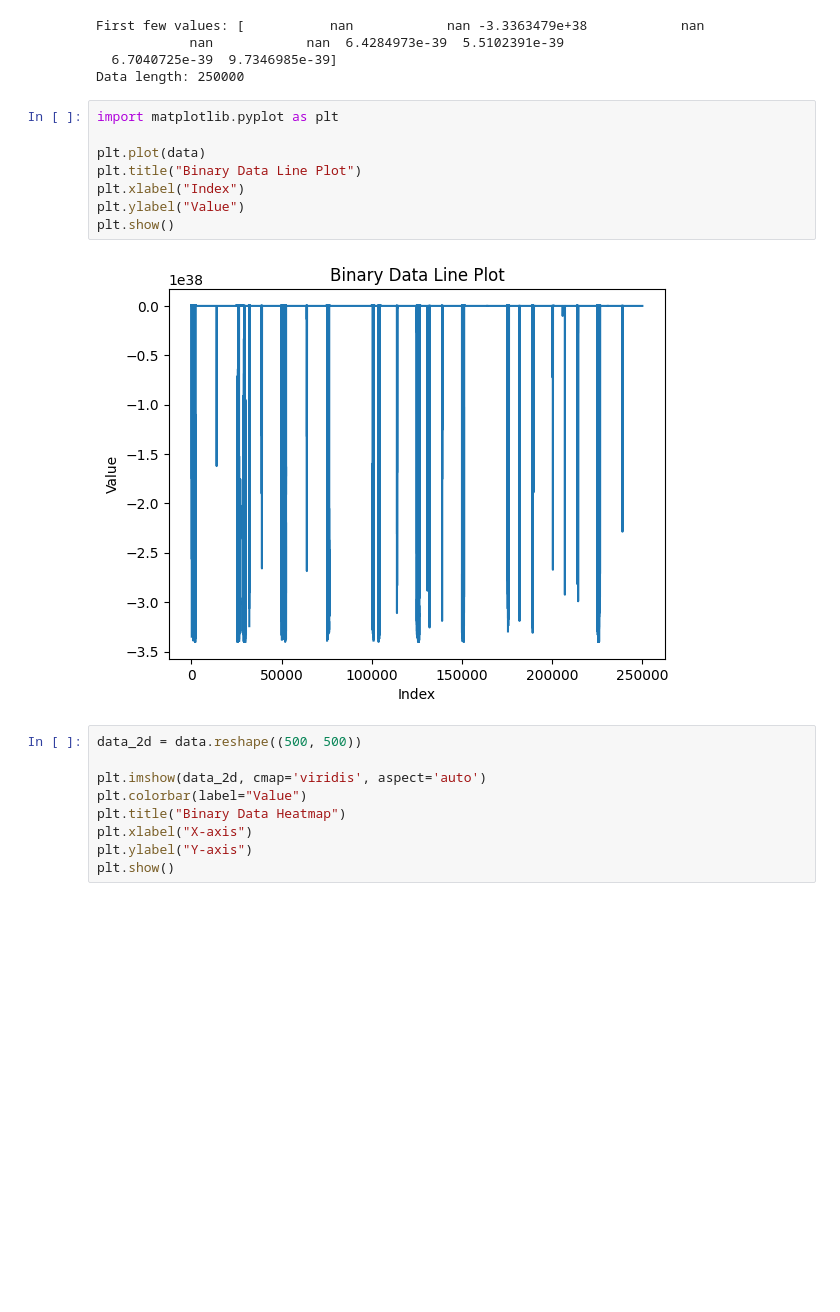
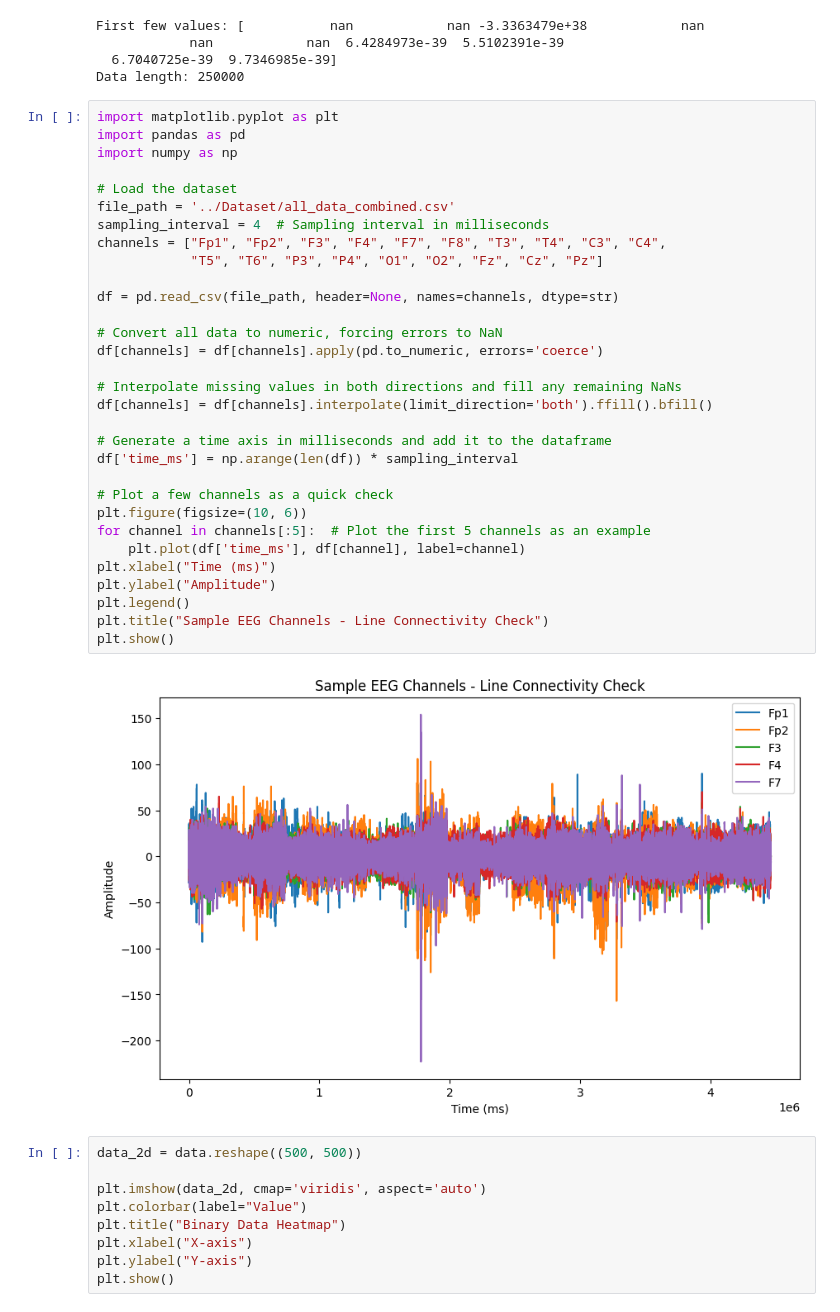
Before and after one commit to soroush62/19-Channel-EEG-Data-Analysis-Tutorial-with-LightningChart-Python, a Jupyter notebook: Python FIles/test.ipynb, the cells around one changed output. Saved outputs shown, nothing was run; the diff lists cells and outputs as text; blank space fills up the shorter version.

```diff
--- a/Python FIles/test.ipynb
+++ b/Python FIles/test.ipynb
@@ -195,16 +195,39 @@ First few values: [           nan            nan -3.3363479e+38            nan
             nan            nan  6.4284973e-39  5.5102391e-39
   6.7040725e-39  9.7346985e-39]
 Data length: 250000
-# %%
-import matplotlib.pyplot as plt
-
-plt.plot(data)
-plt.title("Binary Data Line Plot")
-plt.xlabel("Index")
-plt.ylabel("Value")
-plt.show()
-# %% [output]
-[figure, removed]
+# %%
+import matplotlib.pyplot as plt
+import pandas as pd
+import numpy as np
+
+# Load the dataset
+file_path = '../Dataset/all_data_combined.csv'
+sampling_interval = 4  # Sampling interval in milliseconds
+channels = ["Fp1", "Fp2", "F3", "F4", "F7", "F8", "T3", "T4", "C3", "C4",
+            "T5", "T6", "P3", "P4", "O1", "O2", "Fz", "Cz", "Pz"]
+
+df = pd.read_csv(file_path, header=None, names=channels, dtype=str)
+
+# Convert all data to numeric, forcing errors to NaN
+df[channels] = df[channels].apply(pd.to_numeric, errors='coerce')
+
+# Interpolate missing values in both directions and fill any remaining NaNs
+df[channels] = df[channels].interpolate(limit_direction='both').ffill().bfill()
+
+# Generate a time axis in milliseconds and add it to the dataframe
+df['time_ms'] = np.arange(len(df)) * sampling_interval
+
+# Plot a few channels as a quick check
+plt.figure(figsize=(10, 6))
+for channel in channels[:5]:  # Plot the first 5 channels as an example
+    plt.plot(df['time_ms'], df[channel], label=channel)
+plt.xlabel("Time (ms)")
+plt.ylabel("Amplitude")
+plt.legend()
+plt.title("Sample EEG Channels - Line Connectivity Check")
+plt.show()
+# %% [output]
+[figure, added]
 # %%
 data_2d = data.reshape((500, 500))
 
```
Also changed, not shown: 7 other files.
